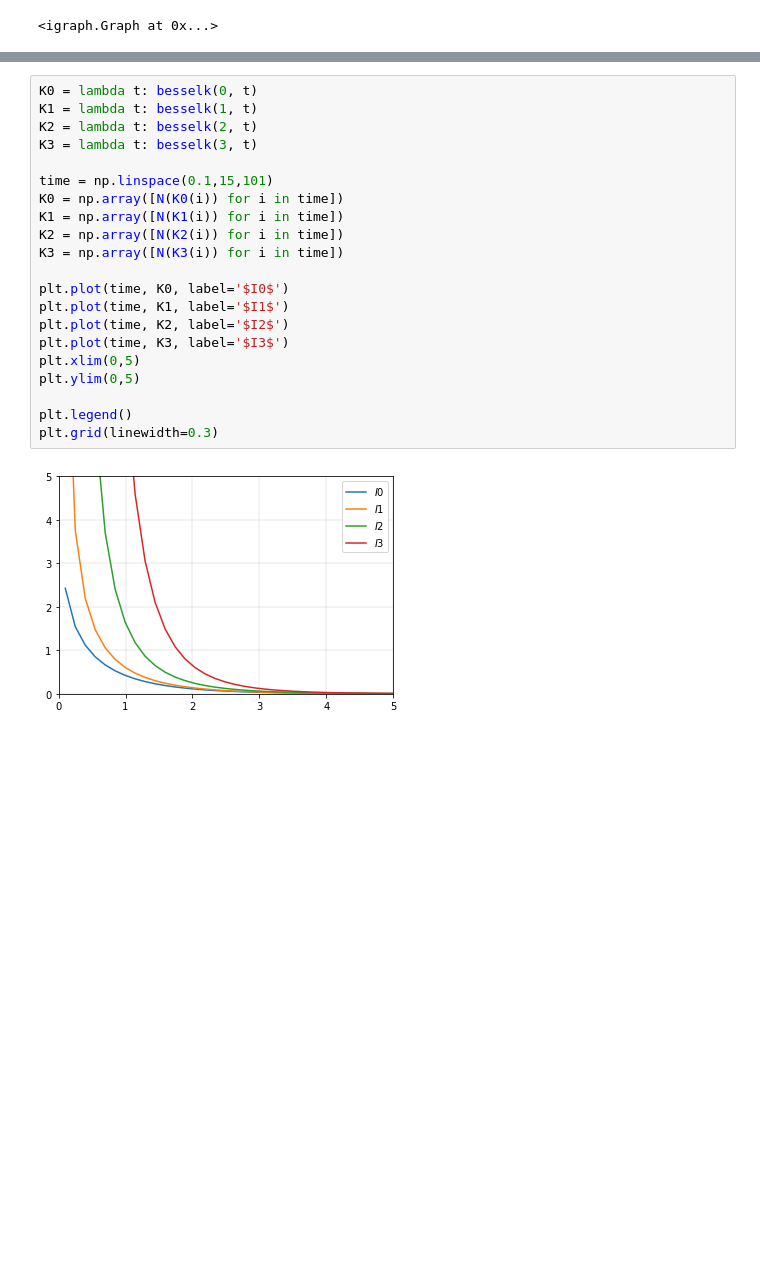
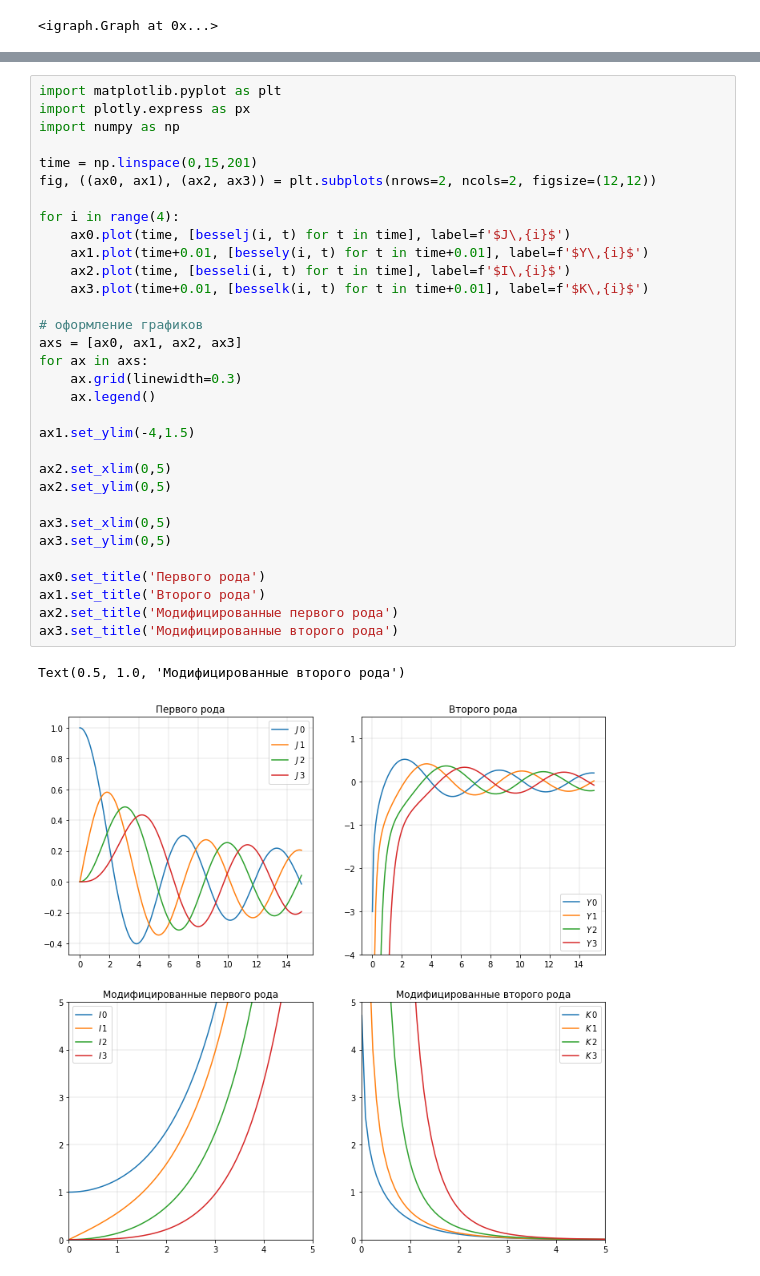
Before and after one commit to mualal/source, a Jupyter notebook: draft_experiments.ipynb, the cells around one changed output, grey strips where cells are left out. Cells and saved outputs as stored; diff of their text form; blank space fills up the shorter version.

```diff
--- a/draft_experiments.ipynb
+++ b/draft_experiments.ipynb
@@ -125,23 +55,35 @@ plt.grid(linewidth=0.3)
-# %%
-K0 = lambda t: besselk(0, t)
-K1 = lambda t: besselk(1, t)
-K2 = lambda t: besselk(2, t)
-K3 = lambda t: besselk(3, t)
-
-time = np.linspace(0.1,15,101)
-K0 = np.array([N(K0(i)) for i in time])
-K1 = np.array([N(K1(i)) for i in time])
-K2 = np.array([N(K2(i)) for i in time])
-K3 = np.array([N(K3(i)) for i in time])
-
-plt.plot(time, K0, label='$I0$')
-plt.plot(time, K1, label='$I1$')
-plt.plot(time, K2, label='$I2$')
-plt.plot(time, K3, label='$I3$')
-plt.xlim(0,5)
-plt.ylim(0,5)
-
-plt.legend()
-plt.grid(linewidth=0.3)
-# %% [output]
-[figure, removed]
+# %%
+import matplotlib.pyplot as plt
+import plotly.express as px
+import numpy as np
+
+time = np.linspace(0,15,201)
+fig, ((ax0, ax1), (ax2, ax3)) = plt.subplots(nrows=2, ncols=2, figsize=(12,12))
+
+for i in range(4):
+    ax0.plot(time, [besselj(i, t) for t in time], label=f'$J\,{i}$')
+    ax1.plot(time+0.01, [bessely(i, t) for t in time+0.01], label=f'$Y\,{i}$')
+    ax2.plot(time, [besseli(i, t) for t in time], label=f'$I\,{i}$')
+    ax3.plot(time+0.01, [besselk(i, t) for t in time+0.01], label=f'$K\,{i}$')
+
+# оформление графиков
+axs = [ax0, ax1, ax2, ax3]
+for ax in axs:
+    ax.grid(linewidth=0.3)
+    ax.legend()
+
+ax1.set_ylim(-4,1.5)
+
+ax2.set_xlim(0,5)
+ax2.set_ylim(0,5)
+
+ax3.set_xlim(0,5)
+ax3.set_ylim(0,5)
+
+ax0.set_title('Первого рода')
+ax1.set_title('Второго рода')
+ax2.set_title('Модифицированные первого рода')
+ax3.set_title('Модифицированные второго рода')
+# %% [output]
+Text(0.5, 1.0, 'Модифицированные второго рода')
+[figure, added]
```
Also changed, not shown: parts of 6 cells of this notebook.
